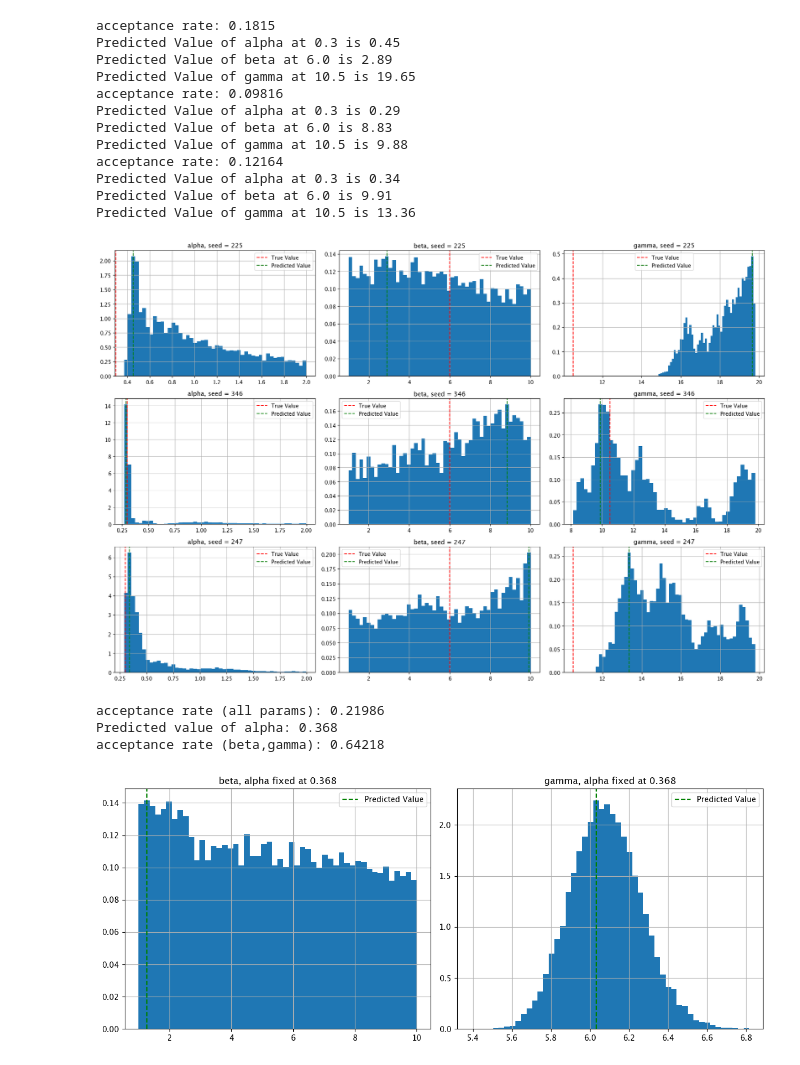
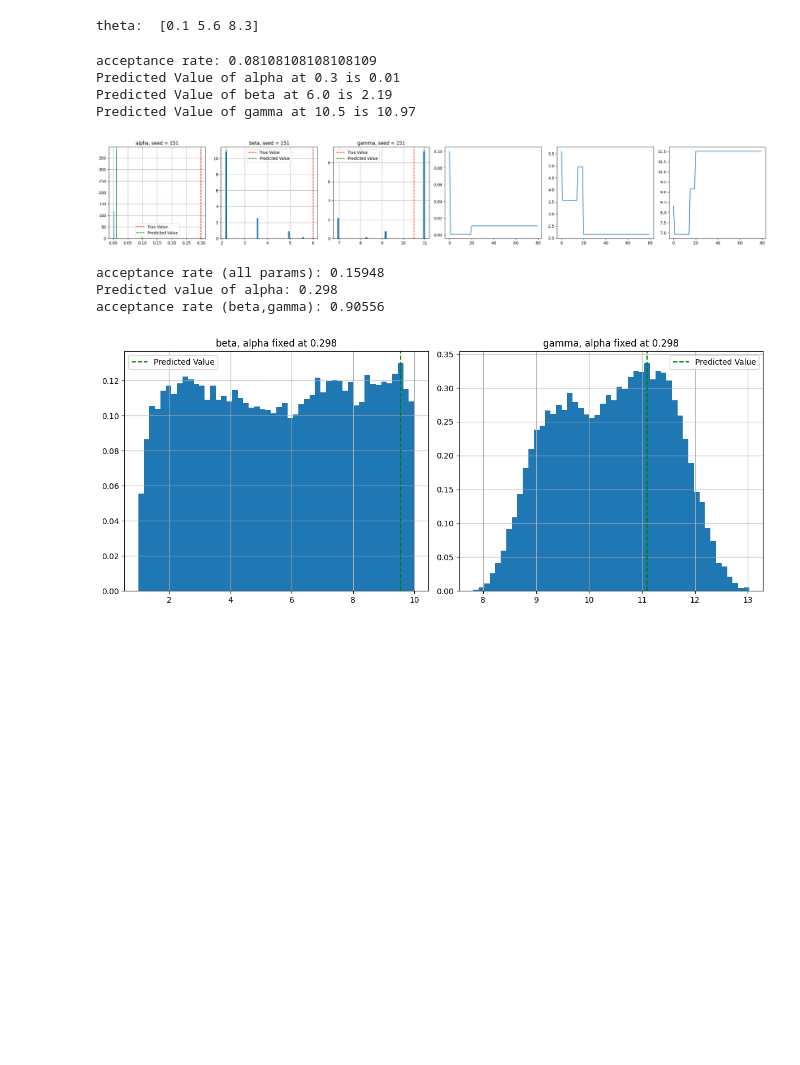
Before and after one commit to Anirudh0616/Gravity-Wave-Identification, a Jupyter notebook: Prototype.ipynb, the cells around one changed output. Drawn from its saved outputs; the diff is of its cells as text; code cells hidden in the pictures; blank space fills up the shorter version.

Commit message:
Changed Sigma, Removed bound

```diff
--- a/Prototype.ipynb
+++ b/Prototype.ipynb
@@ -1,6 +1,7 @@
 # %%
 import numpy as np
 import matplotlib.pyplot as plt
+from tqdm import tqdm
 
 # --- 1. True model and data generation ---
 true_params = np.array([0.3, 6.0, 10.5])
@@ -9,10 +10,10 @@ def true_model(t, alpha=true_params[0], beta=true_params[1], gamma=true_params[2
 
 t = np.linspace(0, 15, 100)
 y_true = true_model(t)
-bound_value = 100
-good_points = np.where((-bound_value < y_true) & (y_true <  bound_value), 1, 0)
-t = t[good_points]
-y_true = y_true[good_points]
+# bound_value = 100
+# good_points = np.where((-bound_value < y_true) & (y_true <  bound_value), 1, 0)
+# t = t[good_points]
+# y_true = y_true[good_points]
 # 20% noise
 y_err = 0.2 * y_true + 1e-9 # Division error protection
 y_data = y_true + np.random.normal(0, np.abs(y_err))
@@ -44,70 +45,69 @@ def bounded(theta):
 # --- 5. Metropolis–Hastings sampling ---
 def MHSampling(seed):
     acceptance_count_theta = 0
+    total_inbound = 0
     np.random.seed(seed)
     theta = np.array([np.random.randint(1,9)*0.1, np.random.randint(12,98)*0.1, np.random.randint(12, 198)*0.1])
+    print("theta: ", theta)
     chain = [theta]
     logL = log_likelihood(theta)
-    N = 100000
+    N = 10000000
     burn_in = N/5
-    for i in range(N):
-        theta_new = propose(theta, [0.1, 0.5, 0.1])
+    for i in tqdm(range(N)):
+        theta_new = propose(theta, [0.5, 2.5, 5])
         # uniform prior check: only accept if parameters in range
         if bounded(theta_new) == 0:
             if i > burn_in: chain.append(theta)
             continue
+        total_inbound += 1
         logL_new = log_likelihood(theta_new)
         A = np.exp(np.minimum(0, logL_new - logL))
         if np.random.rand() < A:
             acceptance_count_theta += 1
             theta, logL = theta_new, logL_new
         if i > burn_in: chain.append(theta)
 
     chain = np.array(chain)
-    acceptance_rate = acceptance_count_theta / N
+    acceptance_rate = acceptance_count_theta / total_inbound
     print(f'acceptance rate: {acceptance_rate}')
     return chain
 
 # --- 6. Results ---
-fig, ax = plt.subplots(3, 3, figsize=(18, 12))
+fig, ax = plt.subplots(1, 6, figsize=(24, 4))
 labels = ['alpha', 'beta', 'gamma']
-for j in range(3):
+for j in range(1):
     seed = int(1000*np.random.random())
     MH_chain = MHSampling(seed=seed)
     for i in range(3):
         # Compute histogram first
         counts, bins = np.histogram(MH_chain[:, i], bins=50)
 
         # Plot the histogram
-        ax[j,i].hist(MH_chain[:, i], bins=50, density=True)
-        ax[j,i].set_title(f"{labels[i]}, seed = {seed}")
-        ax[j,i].axvline(true_params[i], color='r', linestyle='--', label="True Value")
+        ax[i].hist(MH_chain[:, i], bins=50, density=True)
+        ax[i].set_title(f"{labels[i]}, seed = {seed}")
+        ax[i].axvline(true_params[i], color='r', linestyle='--', label="True Value")
 
         # Find the bin with maximum count (mode)
         max_count_idx = np.argmax(counts)
         # Get the center of that bin
         pred_value = (bins[max_count_idx] + bins[max_count_idx + 1]) / 2
 
-        ax[j,i].axvline(pred_value, color='g', linestyle='--', label='Predicted Value')
+        ax[i].axvline(pred_value, color='g', linestyle='--', label='Predicted Value')
         print(f"Predicted Value of {labels[i]} at {true_params[i]} is {pred_value:.2f}")
-        ax[j,i].legend()
-        ax[j,i].grid(True)
+        ax[i].legend()
+        ax[i].grid(True)
+    ax[3].plot(MH_chain[:, 0])
+    ax[4].plot(MH_chain[:, 1])
+    ax[5].plot(MH_chain[:, 2])
 plt.tight_layout()
 plt.show()
 # %% [output]
-acceptance rate: 0.1815
-Predicted Value of alpha at 0.3 is 0.45
-Predicted Value of beta at 6.0 is 2.89
-Predicted Value of gamma at 10.5 is 19.65
-acceptance rate: 0.09816
-Predicted Value of alpha at 0.3 is 0.29
-Predicted Value of beta at 6.0 is 8.83
-Predicted Value of gamma at 10.5 is 9.88
-acceptance rate: 0.12164
-Predicted Value of alpha at 0.3 is 0.34
-Predicted Value of beta at 6.0 is 9.91
-Predicted Value of gamma at 10.5 is 13.36
+theta:  [0.1 5.6 8.3]
+acceptance rate: 0.08108108108108109
+Predicted Value of alpha at 0.3 is 0.01
+Predicted Value of beta at 6.0 is 2.19
+Predicted Value of gamma at 10.5 is 10.97
-[figure, old version]
+[figure, new version]
 # %%
 import numpy as np
 import matplotlib.pyplot as plt
@@ -222,10 +222,10 @@ for i in range(2):
 plt.tight_layout()
 plt.show()
 # %% [output]
-acceptance rate (all params): 0.21986
-Predicted value of alpha: 0.368
-acceptance rate (beta,gamma): 0.64218
+acceptance rate (all params): 0.15948
+Predicted value of alpha: 0.298
+acceptance rate (beta,gamma): 0.90556
-[figure, old version]
+[figure, new version]
 # %%
 import numpy as np
 import matplotlib.pyplot as plt
```
Also changed, not shown: parts of 2 cells of this notebook.
